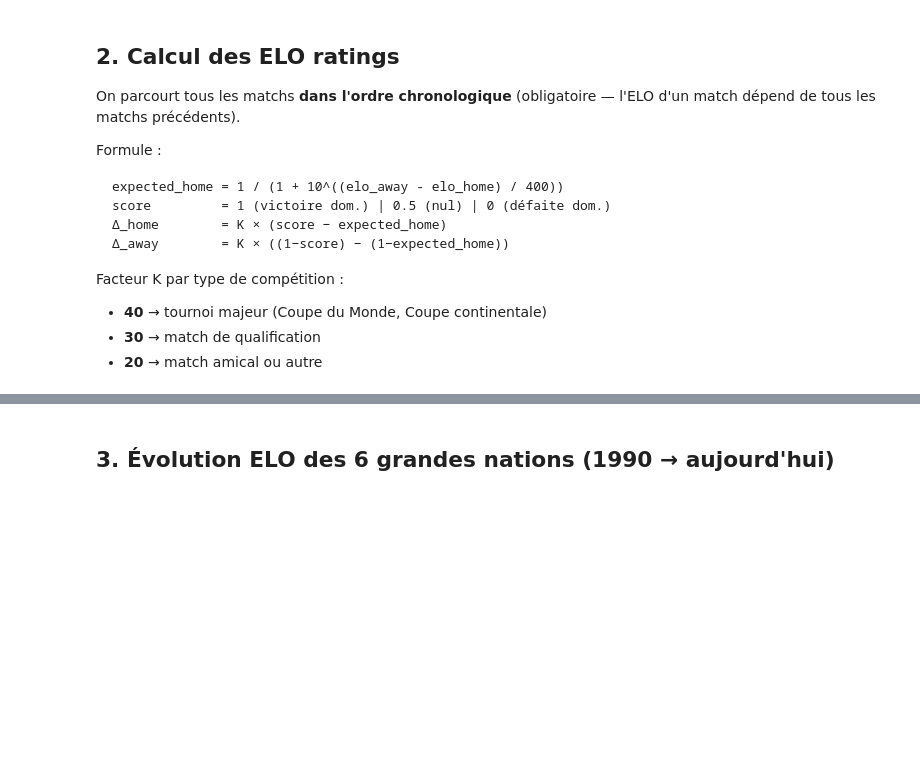
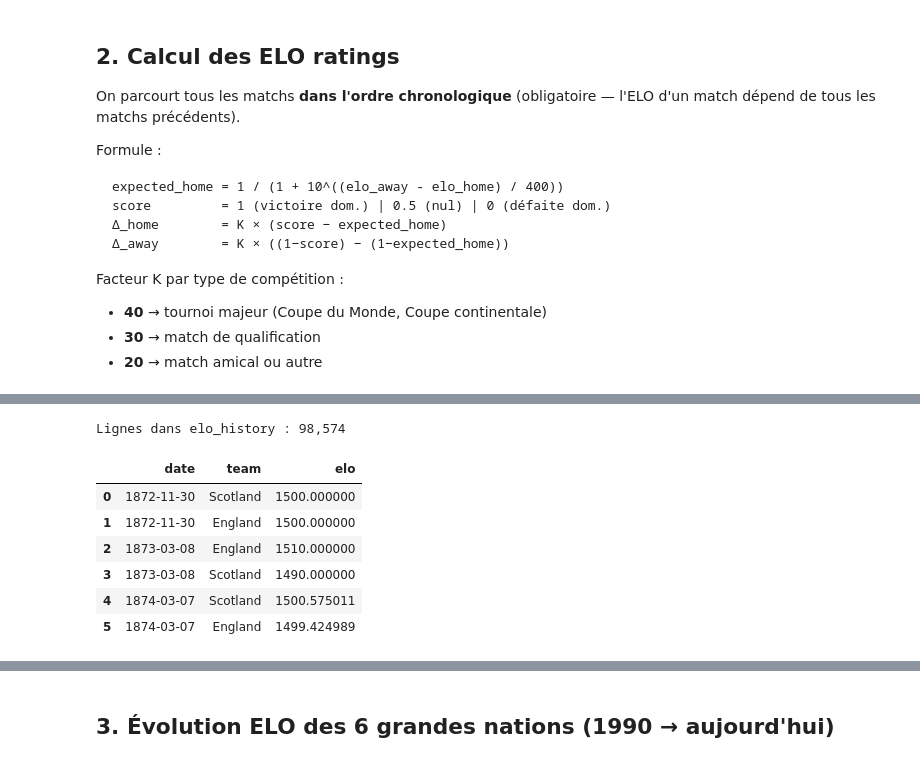
Before and after one commit to GHmysa/predictions-football-bot, a Jupyter notebook: ml/notebooks/exploration.ipynb, the cells around one changed output, grey strips where cells are left out. Drawn from its saved outputs; the diff is of its cells as text; code cells hidden in the pictures; blank space fills up the shorter version.

```diff
--- a/ml/notebooks/exploration.ipynb
+++ b/ml/notebooks/exploration.ipynb
@@ -84,50 +103,43 @@ for t in tests:
 # %%
 # --- Tri chronologique (obligatoire avant tout calcul ELO) ---
 df = df.sort_values('date').reset_index(drop=True)
 
-# ELO initial : toutes les équipes démarrent à 1500
-elo_current = {}   # {team_name: elo_float}  — état courant de chaque équipe
-ELO_INIT = 1500.0
-
-# elo_history contiendra une ligne par (match, équipe) pour tracer l'évolution
-history_rows = []  # liste de dicts, convertie en DataFrame à la fin (plus rapide qu'append)
+elo_current  = {}      # état courant {team: elo}
+ELO_INIT     = 1500.0
+history_rows = []
 
 for _, row in df.iterrows():
-    home = row['home_team']
-    away = row['away_team']
-    date = row['date']
+    home, away, date = row['home_team'], row['away_team'], row['date']
 
-    # Récupérer l'ELO actuel (1500 si équipe jamais vue)
     elo_h = elo_current.get(home, ELO_INIT)
     elo_a = elo_current.get(away, ELO_INIT)
 
-    # Probabilité de victoire de l'équipe domicile selon l'ELO
     expected_home = 1.0 / (1.0 + 10.0 ** ((elo_a - elo_h) / 400.0))
 
-    # Score réel : 1 = victoire dom., 0.5 = nul, 0 = défaite dom.
-    if row['home_score'] > row['away_score']:
-        score = 1.0
-    elif row['home_score'] == row['away_score']:
-        score = 0.5
-    else:
-        score = 0.0
+    if   row['home_score'] > row['away_score']: score = 1.0
+    elif row['home_score'] == row['away_score']: score = 0.5
+    else:                                        score = 0.0
 
-    # Facteur K selon le tournoi
     K = get_k(row['tournament'])
-
-    # Mise à jour des ELO
     new_elo_h = elo_h + K * (score - expected_home)
     new_elo_a = elo_a + K * ((1.0 - score) - (1.0 - expected_home))
 
-    # Sauvegarde de l'état après ce match
     elo_current[home] = new_elo_h
     elo_current[away] = new_elo_a
 
-    # Enregistrement dans l'historique (ELO après le match)
     history_rows.append({'date': date, 'team': home, 'elo': new_elo_h})
     history_rows.append({'date': date, 'team': away, 'elo': new_elo_a})
 
 elo_history = pd.DataFrame(history_rows)
 print(f'Lignes dans elo_history : {len(elo_history):,}')
 elo_history.head(6)
+# %% [output]
+Lignes dans elo_history : 98,574
+|  | date | team | elo |
+| 0 | 1872-11-30 | Scotland | 1500.000000 |
+| 1 | 1872-11-30 | England | 1500.000000 |
+| 2 | 1873-03-08 | England | 1510.000000 |
+| 3 | 1873-03-08 | Scotland | 1490.000000 |
+| 4 | 1874-03-07 | Scotland | 1500.575011 |
+| 5 | 1874-03-07 | England | 1499.424989 |
 # %%
```
Also changed, not shown: parts of 14 cells of this notebook, 3 other files.
